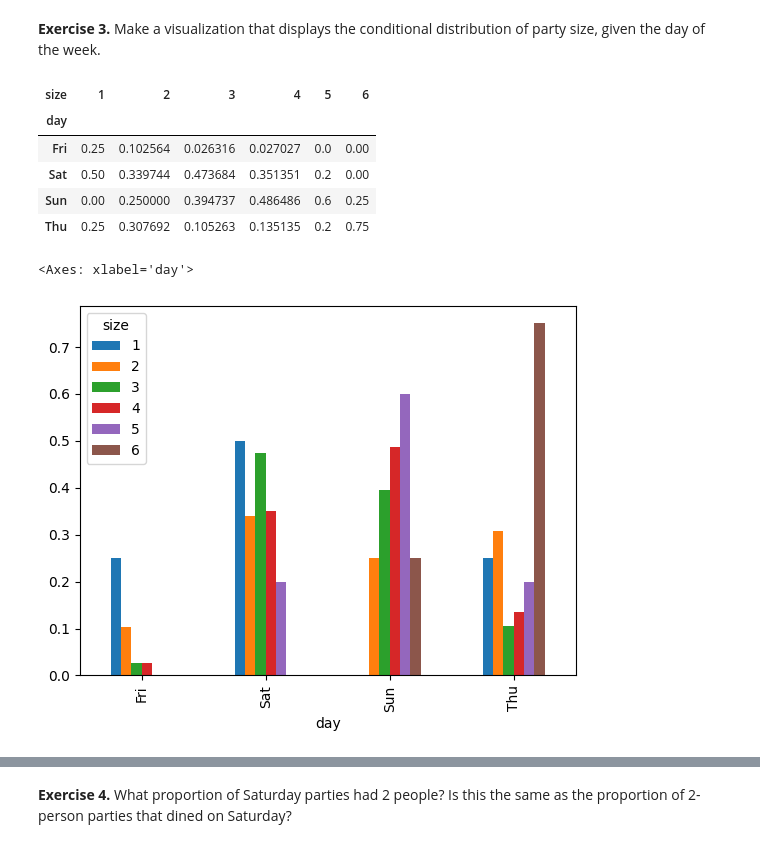
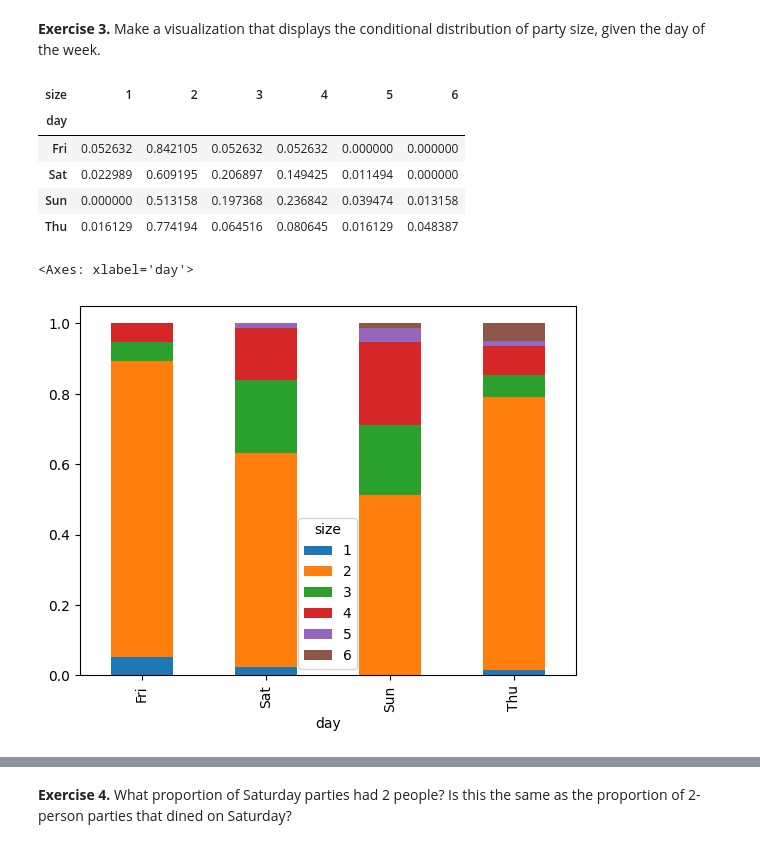
Before and after one commit to Mazrah18/CS105-DataAnaLysis, a Jupyter notebook: LABS/Lab-3/3A Relationships between Categorical Variables.ipynb, the cells around one changed output, grey strips where cells are left out. Saved outputs shown, nothing was run; the diff lists cells and outputs as text; code cells hidden in the pictures.

```diff
--- a/LABS/Lab-3/3A Relationships between Categorical Variables.ipynb
+++ b/LABS/Lab-3/3A Relationships between Categorical Variables.ipynb
@@ -404,18 +424,18 @@ marginal_table
 # %%
 # ENTER YOUR CODE HERE
 
-conditional_table = pd.crosstab(df['day'], df['size'], normalize=1)
+conditional_table = pd.crosstab(df['day'], df['size'], normalize='index')
 
 conditional_table
 # %% [output]
 | size | 1 | 2 | 3 | 4 | 5 | 6 |
 | day |  |  |  |  |  |  |
-| Fri | 0.25 | 0.102564 | 0.026316 | 0.027027 | 0.0 | 0.00 |
-| Sat | 0.50 | 0.339744 | 0.473684 | 0.351351 | 0.2 | 0.00 |
-| Sun | 0.00 | 0.250000 | 0.394737 | 0.486486 | 0.6 | 0.25 |
-| Thu | 0.25 | 0.307692 | 0.105263 | 0.135135 | 0.2 | 0.75 |
+| Fri | 0.052632 | 0.842105 | 0.052632 | 0.052632 | 0.000000 | 0.000000 |
+| Sat | 0.022989 | 0.609195 | 0.206897 | 0.149425 | 0.011494 | 0.000000 |
+| Sun | 0.000000 | 0.513158 | 0.197368 | 0.236842 | 0.039474 | 0.013158 |
+| Thu | 0.016129 | 0.774194 | 0.064516 | 0.080645 | 0.016129 | 0.048387 |
 # %%
-(conditional_table).plot.bar()
+(conditional_table).plot.bar(stacked=True)
 # %% [output]
 <Axes: xlabel='day'>
-[figure, old version]
+[figure, new version]
```
Also changed, not shown: parts of 9 cells of this notebook.
